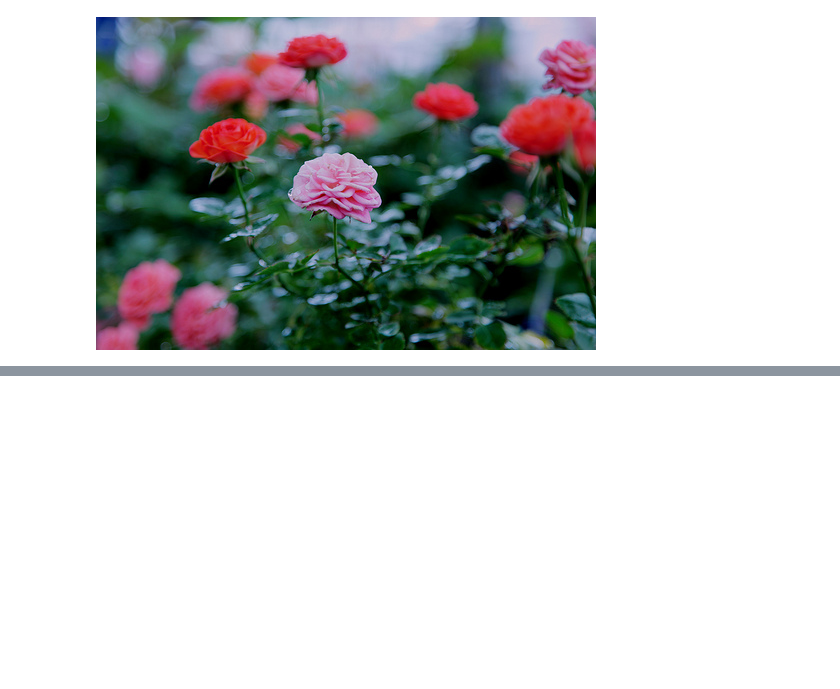
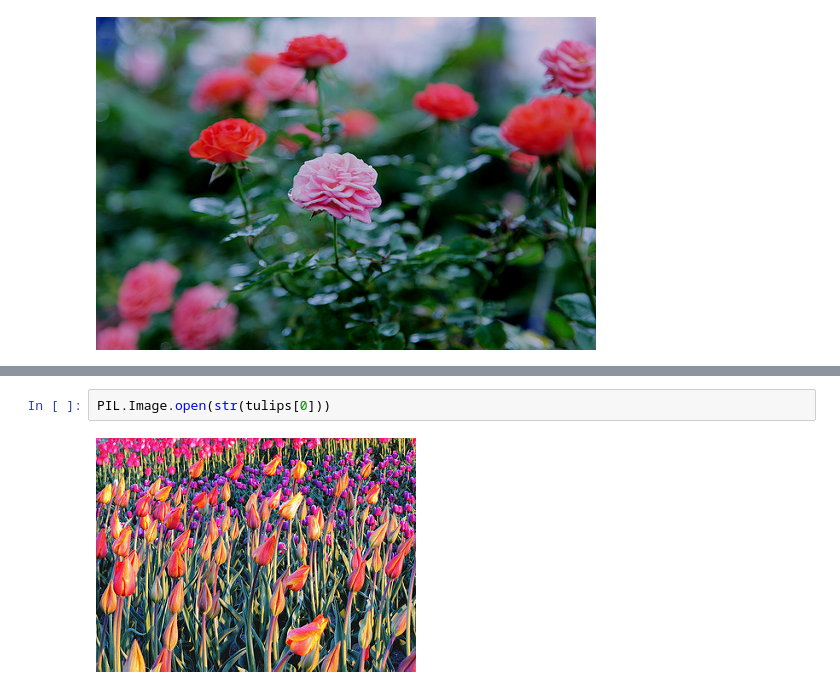
Before and after one commit to ipatel467/Image-Recognition, a Jupyter notebook: Index.ipynb, the cells around one changed output, grey strips where cells are left out. Drawn from its saved outputs; the diff is of its cells as text; blank space fills up the shorter version.

```diff
--- a/Index.ipynb
+++ b/Index.ipynb
@@ -30,0 +58,4 @@ PIL.Image.open(str(roses[1]))
+# %%
+PIL.Image.open(str(tulips[0]))
+# %% [output]
+[figure, added]
```
Also changed, not shown: parts of 8 cells of this notebook.
